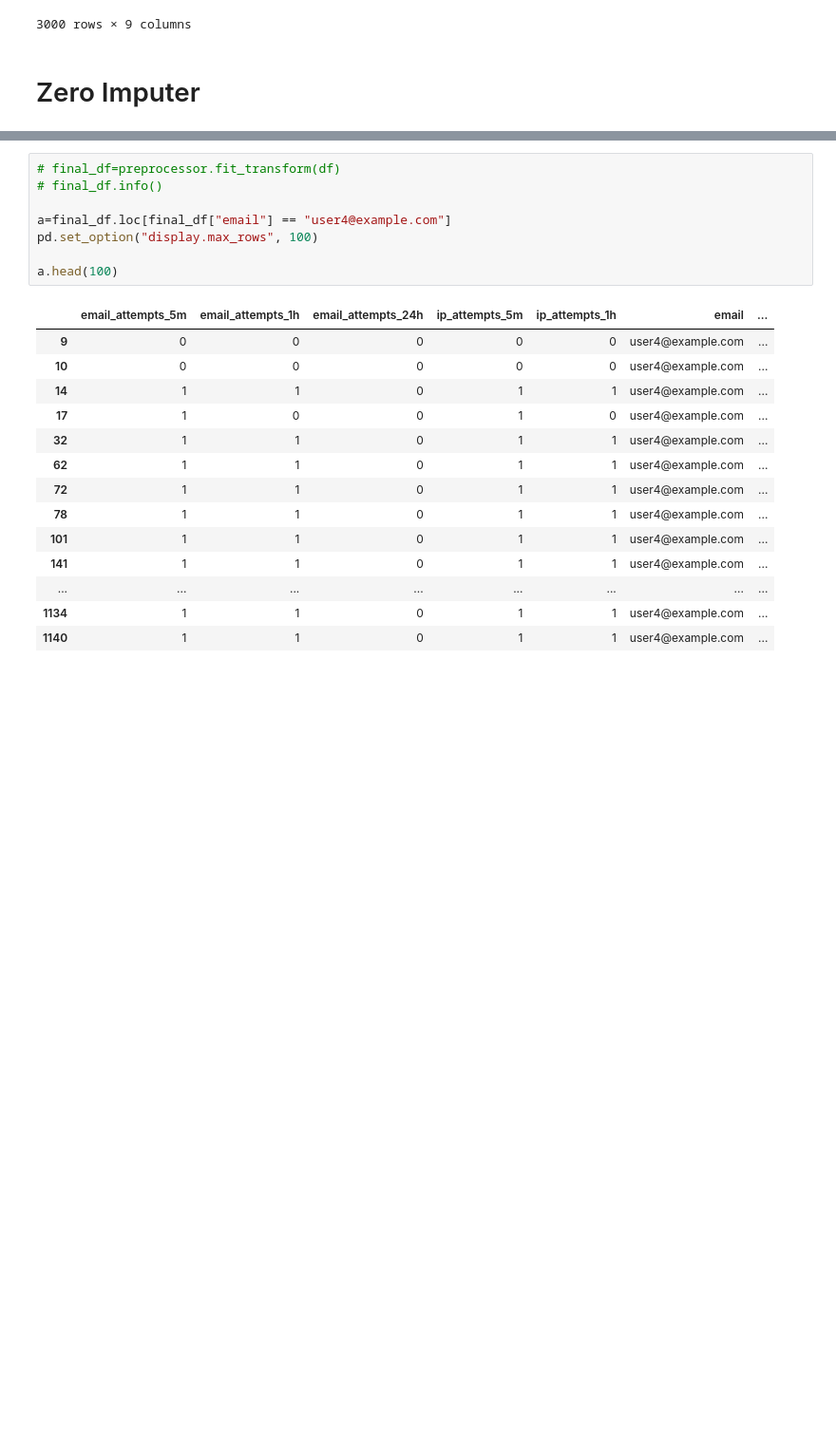
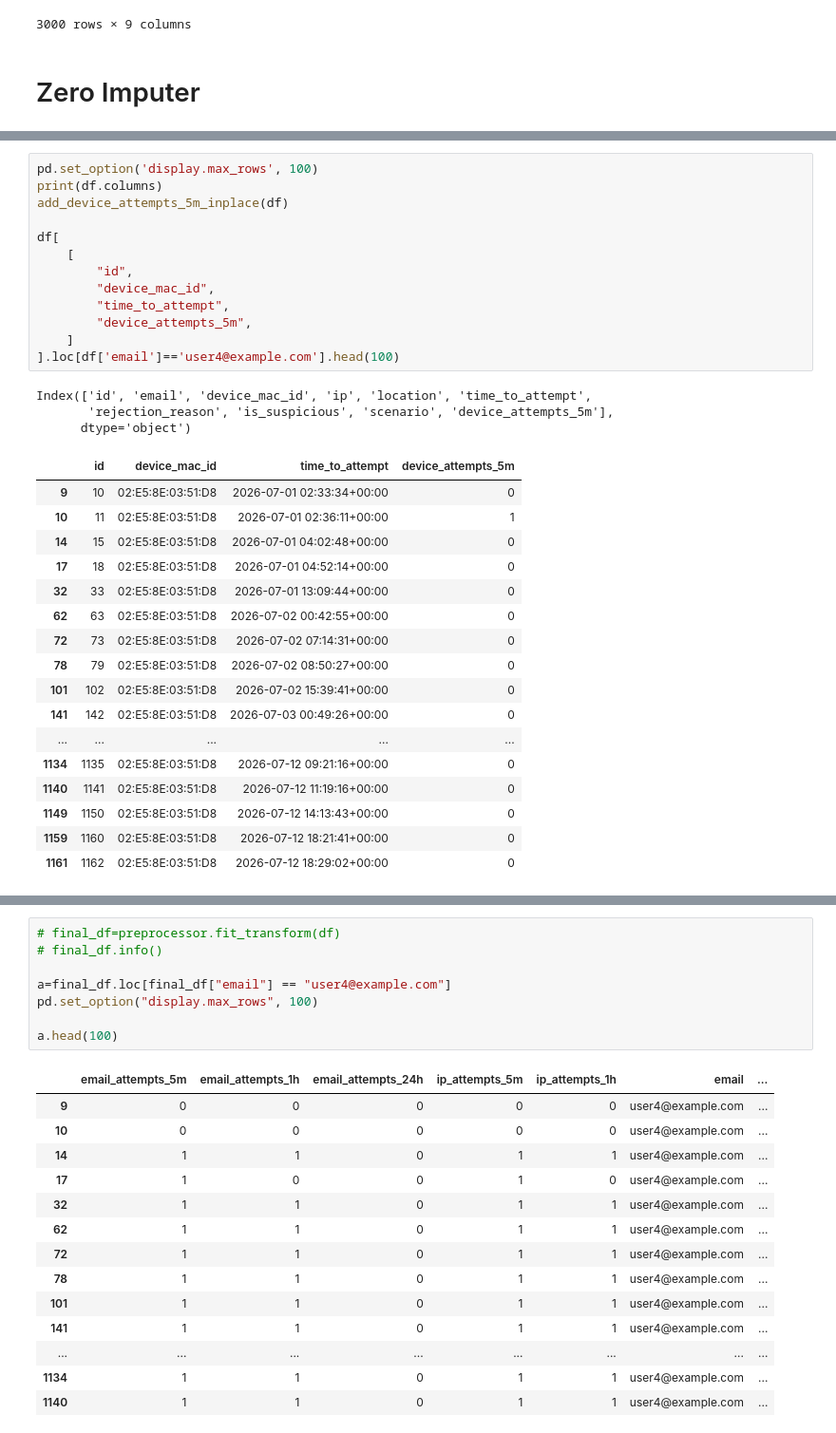
Before and after one commit to ferozahd/first_ml, a Jupyter notebook: real-world-problem/cyber-security/suspicious_login_detector_notebook.ipynb, the cells around one changed output, grey strips where cells are left out. Shown at 95% size. Drawn from its saved outputs; the diff is of its cells as text; blank space fills up the shorter version.

```diff
--- a/real-world-problem/cyber-security/suspicious_login_detector_notebook.ipynb
+++ b/real-world-problem/cyber-security/suspicious_login_detector_notebook.ipynb
@@ -353 +512,35 @@ ColumnTransformer(remainder='passthrough',
+# %%
+pd.set_option('display.max_rows', 100)
+print(df.columns)
+add_device_attempts_5m_inplace(df)
+
+df[
+    [
+        "id",
+        "device_mac_id",
+        "time_to_attempt",
+        "device_attempts_5m",
+    ]
+].loc[df['email']=='user4@example.com'].head(100)
+# %% [output]
+Index(['id', 'email', 'device_mac_id', 'ip', 'location', 'time_to_attempt',
+       'rejection_reason', 'is_suspicious', 'scenario', 'device_attempts_5m'],
+      dtype='object')
+|  | id | device_mac_id | time_to_attempt | device_attempts_5m |
+| 9 | 10 | 02:E5:8E:03:51:D8 | 2026-07-01 02:33:34+00:00 | 0 |
+| 10 | 11 | 02:E5:8E:03:51:D8 | 2026-07-01 02:36:11+00:00 | 1 |
+| 14 | 15 | 02:E5:8E:03:51:D8 | 2026-07-01 04:02:48+00:00 | 0 |
+| 17 | 18 | 02:E5:8E:03:51:D8 | 2026-07-01 04:52:14+00:00 | 0 |
+| 32 | 33 | 02:E5:8E:03:51:D8 | 2026-07-01 13:09:44+00:00 | 0 |
+| 62 | 63 | 02:E5:8E:03:51:D8 | 2026-07-02 00:42:55+00:00 | 0 |
+| 72 | 73 | 02:E5:8E:03:51:D8 | 2026-07-02 07:14:31+00:00 | 0 |
+| 78 | 79 | 02:E5:8E:03:51:D8 | 2026-07-02 08:50:27+00:00 | 0 |
+| 101 | 102 | 02:E5:8E:03:51:D8 | 2026-07-02 15:39:41+00:00 | 0 |
+| 141 | 142 | 02:E5:8E:03:51:D8 | 2026-07-03 00:49:26+00:00 | 0 |
+| ... | ... | ... | ... | ... |
+| 1134 | 1135 | 02:E5:8E:03:51:D8 | 2026-07-12 09:21:16+00:00 | 0 |
+| 1140 | 1141 | 02:E5:8E:03:51:D8 | 2026-07-12 11:19:16+00:00 | 0 |
+| 1149 | 1150 | 02:E5:8E:03:51:D8 | 2026-07-12 14:13:43+00:00 | 0 |
+| 1159 | 1160 | 02:E5:8E:03:51:D8 | 2026-07-12 18:21:41+00:00 | 0 |
+| 1161 | 1162 | 02:E5:8E:03:51:D8 | 2026-07-12 18:29:02+00:00 | 0 |
 # %%
```
Also changed, not shown: parts of 5 cells of this notebook.
